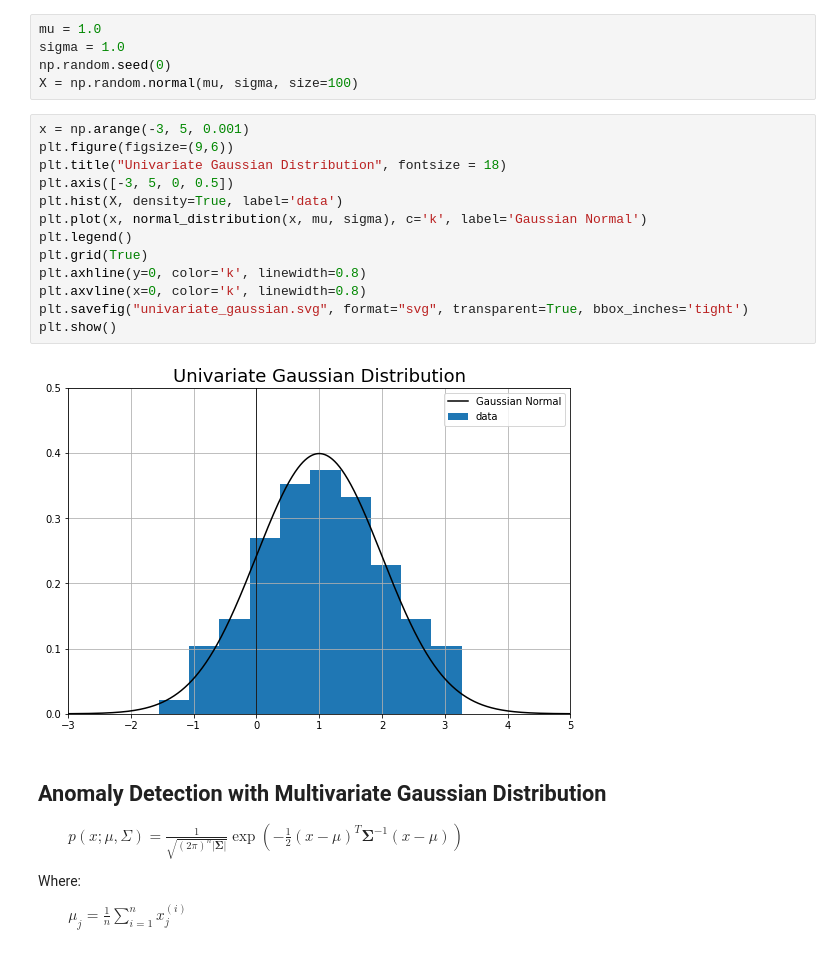
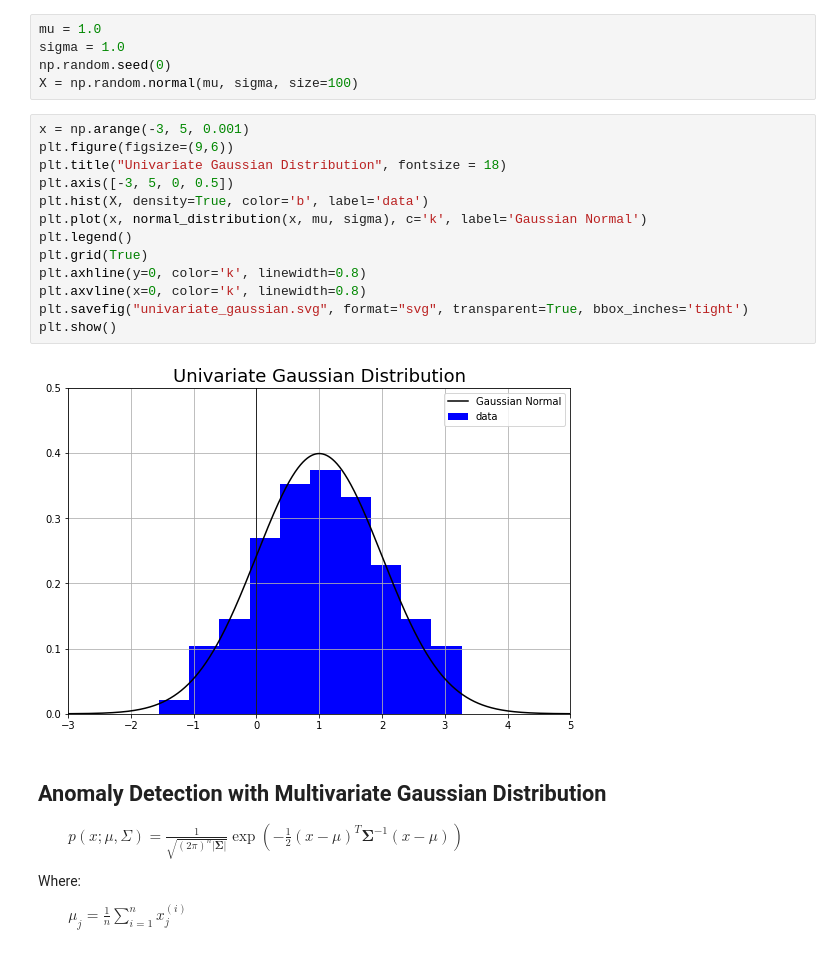
Before and after one commit to jchen8000/MLDLWithPython, a Jupyter notebook: 4_08_Anomaly_Detection/Anomaly_Detection.ipynb, the cells around one changed output. Drawn from its saved outputs; the diff is of its cells as text.

```diff
--- a/4_08_Anomaly_Detection/Anomaly_Detection.ipynb
+++ b/4_08_Anomaly_Detection/Anomaly_Detection.ipynb
@@ -39,18 +39,18 @@ X = np.random.normal(mu, sigma, size=100)
 # %%
 x = np.arange(-3, 5, 0.001)
 plt.figure(figsize=(9,6))
 plt.title("Univariate Gaussian Distribution", fontsize = 18)
 plt.axis([-3, 5, 0, 0.5])
-plt.hist(X, density=True, label='data')
+plt.hist(X, density=True, color='b', label='data')
 plt.plot(x, normal_distribution(x, mu, sigma), c='k', label='Gaussian Normal')
 plt.legend()
 plt.grid(True)
 plt.axhline(y=0, color='k', linewidth=0.8)
 plt.axvline(x=0, color='k', linewidth=0.8)
 plt.savefig("univariate_gaussian.svg", format="svg", transparent=True, bbox_inches='tight')
 plt.show()
 # %% [output]
-[figure, old version]
+[figure, new version]
 # %% [markdown]
 ## Anomaly Detection with Multivariate Gaussian Distribution
 
```
Also changed, not shown: parts of 6 cells of this notebook.
